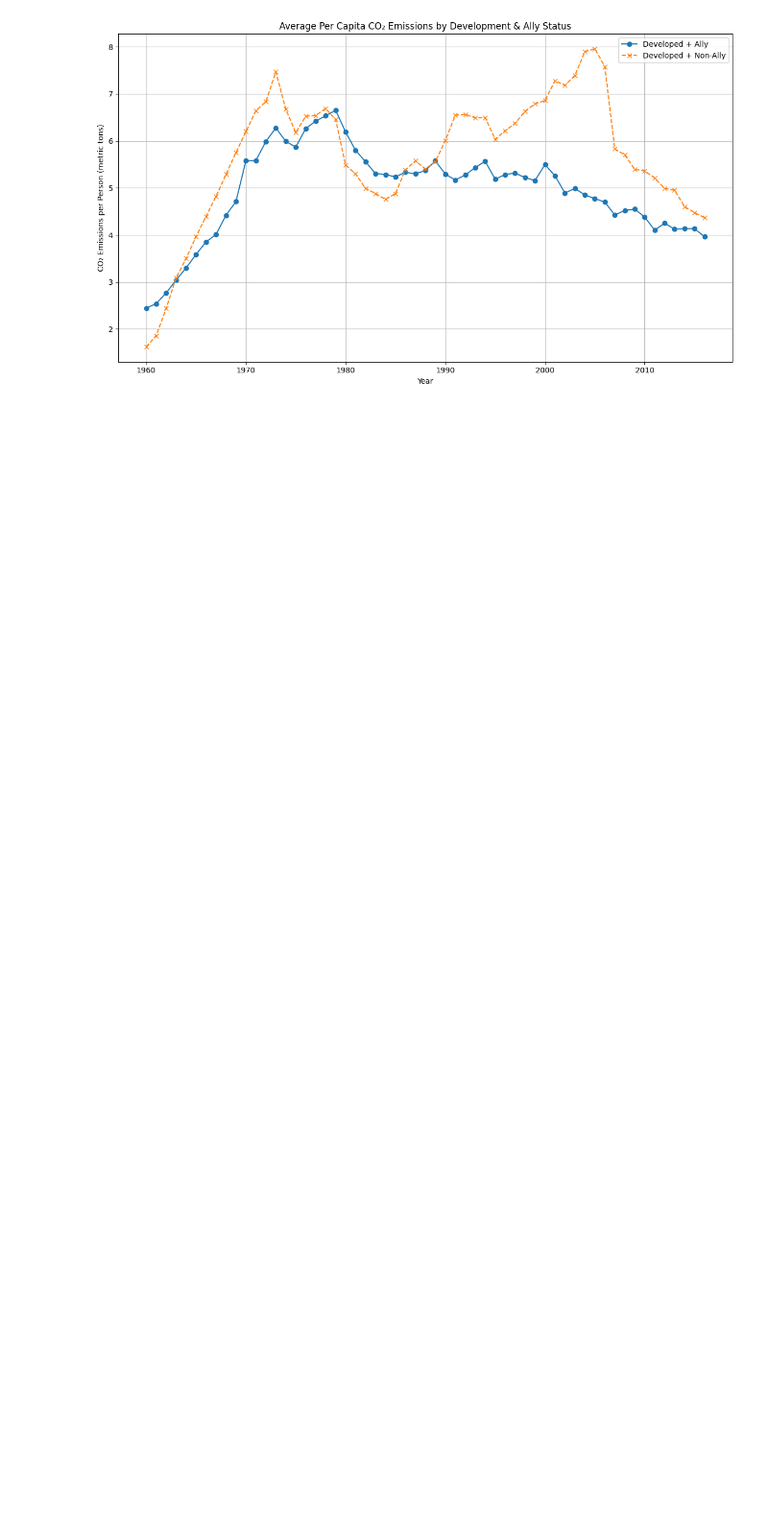
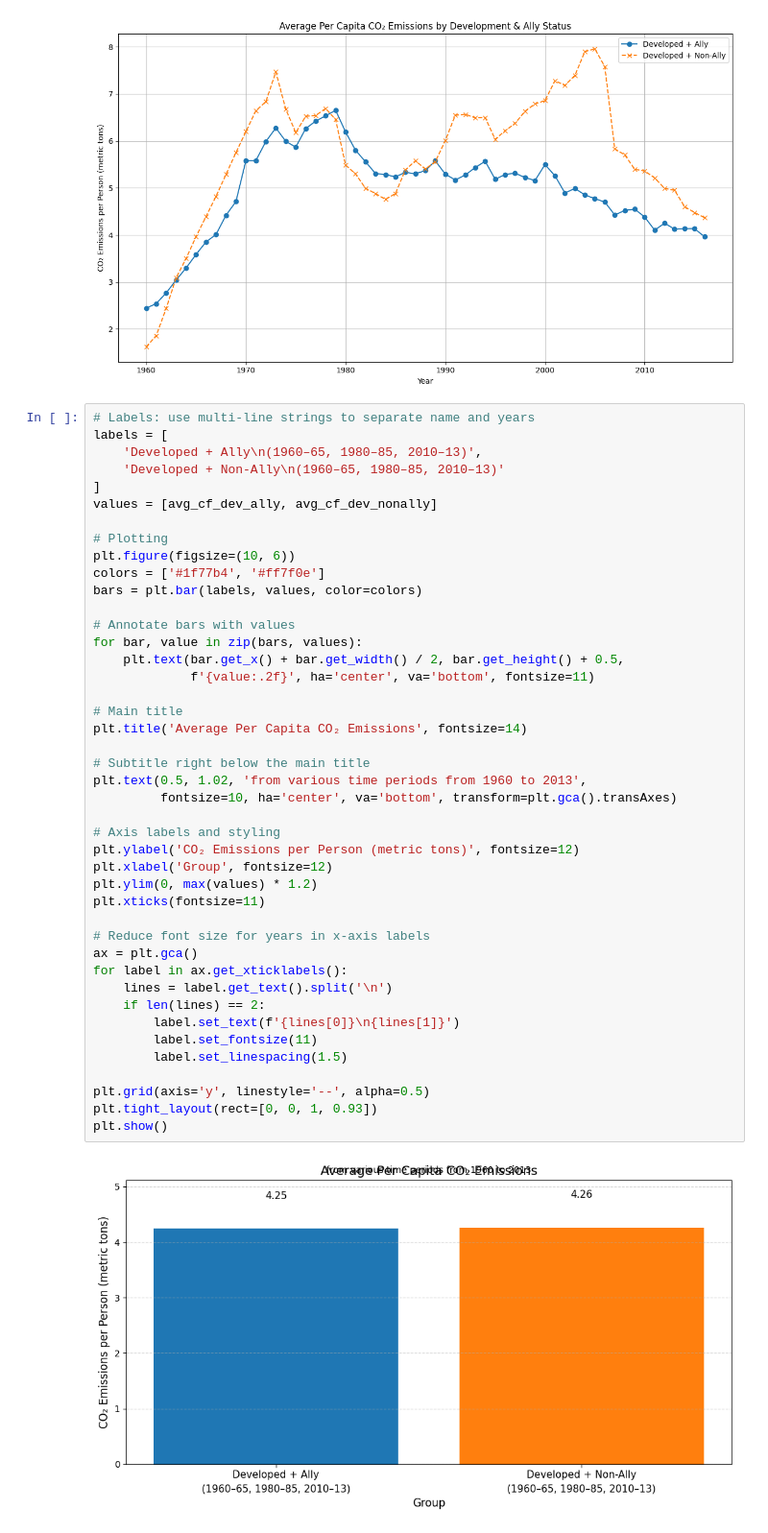
Before and after one commit to SriSupratikTalari/project2, a Jupyter notebook: climate.ipynb, the cells around one changed output. Shown at 96% size. Saved outputs shown, nothing was run; the diff lists cells and outputs as text; blank space fills up the shorter version.

```diff
--- a/climate.ipynb
+++ b/climate.ipynb
@@ -453,6 +453,51 @@ plt.tight_layout()
 plt.show()
 # %% [output]
 [figure]
+# %%
+# Labels: use multi-line strings to separate name and years
+labels = [
+    'Developed + Ally\n(1960–65, 1980–85, 2010–13)',
+    'Developed + Non-Ally\n(1960–65, 1980–85, 2010–13)'
+]
+values = [avg_cf_dev_ally, avg_cf_dev_nonally]
+
+# Plotting
+plt.figure(figsize=(10, 6))
+colors = ['#1f77b4', '#ff7f0e']
+bars = plt.bar(labels, values, color=colors)
+
+# Annotate bars with values
+for bar, value in zip(bars, values):
+    plt.text(bar.get_x() + bar.get_width() / 2, bar.get_height() + 0.5,
+             f'{value:.2f}', ha='center', va='bottom', fontsize=11)
+
+# Main title
+plt.title('Average Per Capita CO₂ Emissions', fontsize=14)
+
+# Subtitle right below the main title
+plt.text(0.5, 1.02, 'from various time periods from 1960 to 2013',
+         fontsize=10, ha='center', va='bottom', transform=plt.gca().transAxes)
+
+# Axis labels and styling
+plt.ylabel('CO₂ Emissions per Person (metric tons)', fontsize=12)
+plt.xlabel('Group', fontsize=12)
+plt.ylim(0, max(values) * 1.2)
+plt.xticks(fontsize=11)
+
+# Reduce font size for years in x-axis labels
+ax = plt.gca()
+for label in ax.get_xticklabels():
+    lines = label.get_text().split('\n')
+    if len(lines) == 2:
+        label.set_text(f'{lines[0]}\n{lines[1]}')
+        label.set_fontsize(11)
+        label.set_linespacing(1.5)
+
+plt.grid(axis='y', linestyle='--', alpha=0.5)
+plt.tight_layout(rect=[0, 0, 1, 0.93])
+plt.show()
+# %% [output]
+[figure, added]
 # %%
 df['CO2 per capita'] = df['average_value_CO2 emissions from liquid fuel consumption (kt)'] * 1_000 / df['average_value_Population, total']
 
```
Also changed, not shown: parts of 2 cells of this notebook, 4 other files.
